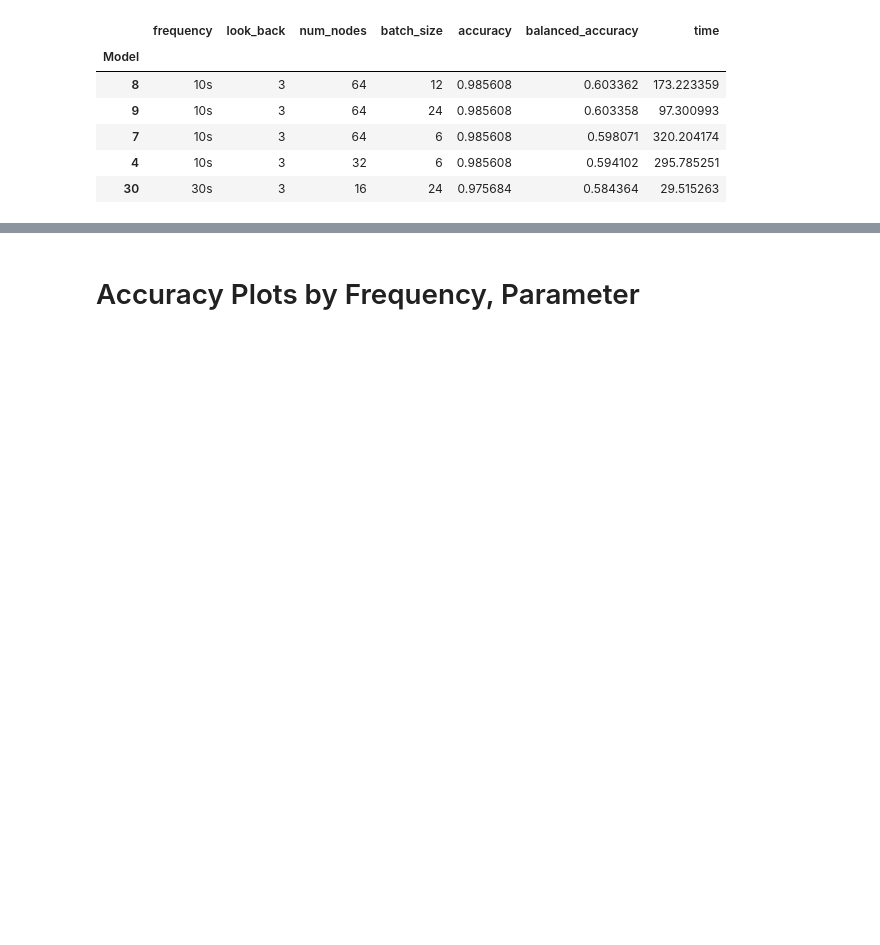
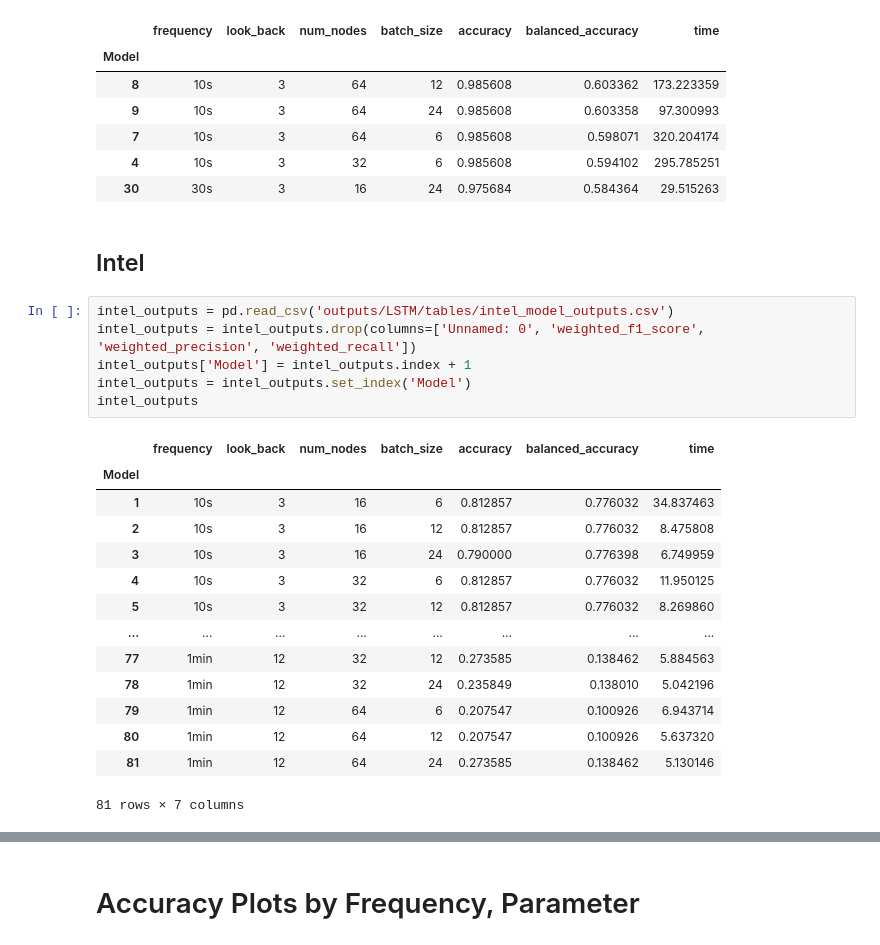
Before and after one commit to arjunsawhney1/DSC180A-Intel-Capstone, a Jupyter notebook: notebooks/LSTM/Multivariate LSTM - Visualize Outputs.ipynb, the cells around one changed output, grey strips where cells are left out. Drawn from its saved outputs; the diff is of its cells as text; blank space fills up the shorter version.

```diff
--- a/notebooks/LSTM/Multivariate LSTM - Visualize Outputs.ipynb
+++ b/notebooks/LSTM/Multivariate LSTM - Visualize Outputs.ipynb
@@ -101,3 +101,26 @@ user2_top5_balanced_accuracy
 | 7 | 10s | 3 | 64 | 6 | 0.985608 | 0.598071 | 320.204174 |
 | 4 | 10s | 3 | 32 | 6 | 0.985608 | 0.594102 | 295.785251 |
 | 30 | 30s | 3 | 16 | 24 | 0.975684 | 0.584364 | 29.515263 |
+# %% [markdown]
+## Intel
+# %%
+intel_outputs = pd.read_csv('outputs/LSTM/tables/intel_model_outputs.csv')
+intel_outputs = intel_outputs.drop(columns=['Unnamed: 0', 'weighted_f1_score', 'weighted_precision', 'weighted_recall'])
+intel_outputs['Model'] = intel_outputs.index + 1
+intel_outputs = intel_outputs.set_index('Model')
+intel_outputs
+# %% [output]
+|  | frequency | look_back | num_nodes | batch_size | accuracy | balanced_accuracy | time |
+| Model |  |  |  |  |  |  |  |
+| 1 | 10s | 3 | 16 | 6 | 0.812857 | 0.776032 | 34.837463 |
+| 2 | 10s | 3 | 16 | 12 | 0.812857 | 0.776032 | 8.475808 |
+| 3 | 10s | 3 | 16 | 24 | 0.790000 | 0.776398 | 6.749959 |
+| 4 | 10s | 3 | 32 | 6 | 0.812857 | 0.776032 | 11.950125 |
+| 5 | 10s | 3 | 32 | 12 | 0.812857 | 0.776032 | 8.269860 |
+| ... | ... | ... | ... | ... | ... | ... | ... |
+| 77 | 1min | 12 | 32 | 12 | 0.273585 | 0.138462 | 5.884563 |
+| 78 | 1min | 12 | 32 | 24 | 0.235849 | 0.138010 | 5.042196 |
+| 79 | 1min | 12 | 64 | 6 | 0.207547 | 0.100926 | 6.943714 |
+| 80 | 1min | 12 | 64 | 12 | 0.207547 | 0.100926 | 5.637320 |
+| 81 | 1min | 12 | 64 | 24 | 0.273585 | 0.138462 | 5.130146 |
+81 rows × 7 columns
```
Also changed, not shown: parts of 2 cells of this notebook.
